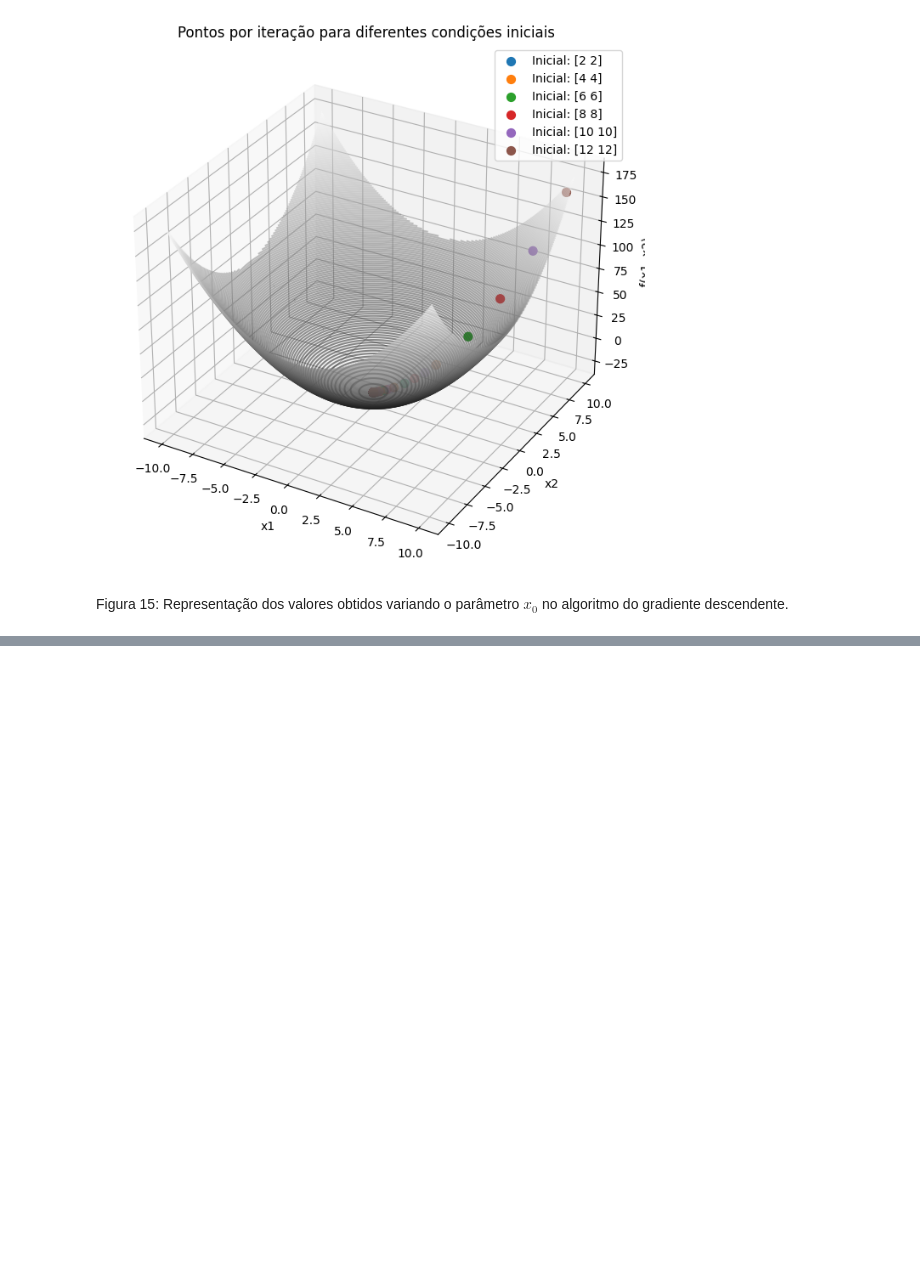
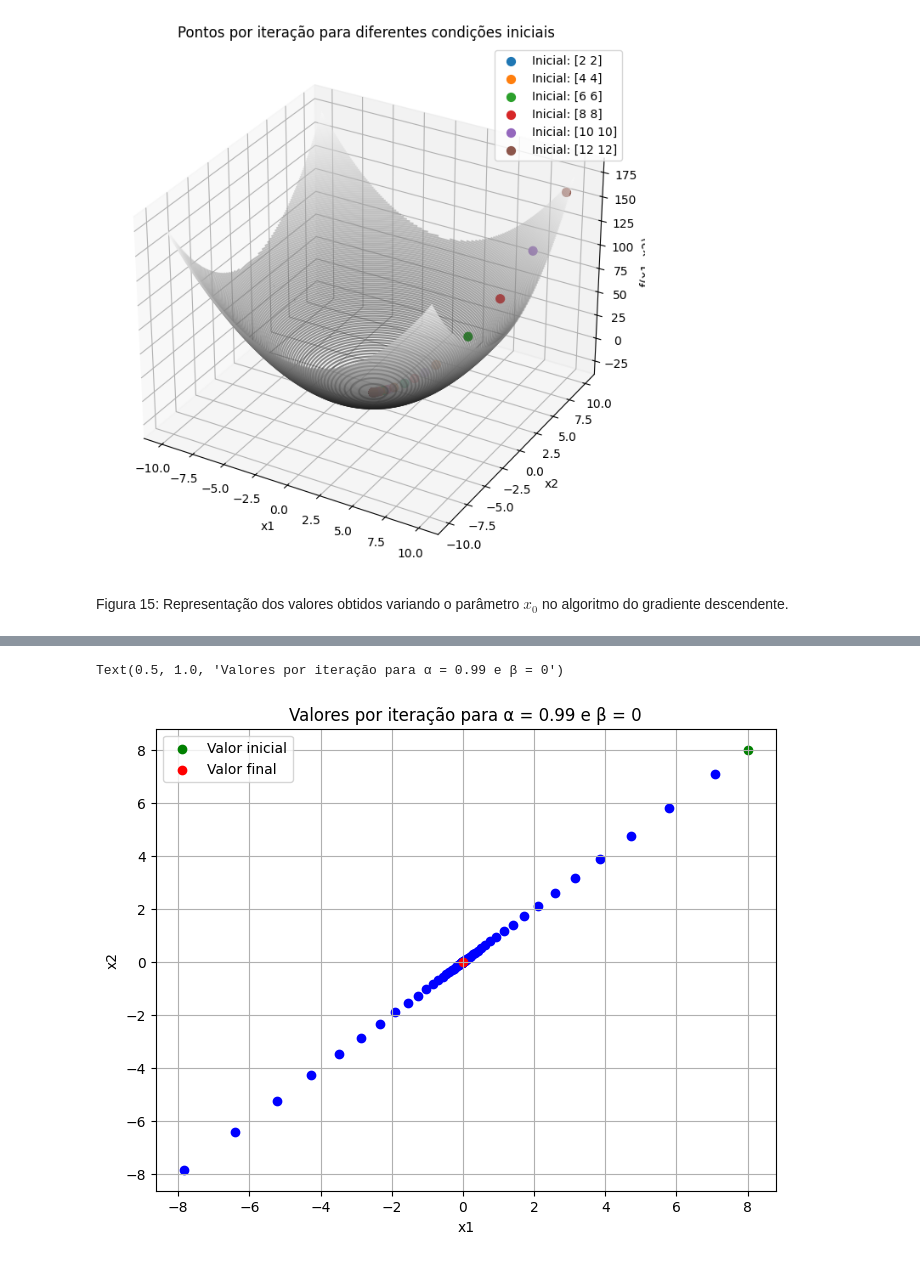
Before and after one commit to ricardoamachado/ENGA74, a Jupyter notebook: Atividade1/atividade1.ipynb, the cells around one changed output, grey strips where cells are left out. Saved outputs shown, nothing was run; the diff lists cells and outputs as text; code cells hidden in the pictures; blank space fills up the shorter version.

```diff
--- a/Atividade1/atividade1.ipynb
+++ b/Atividade1/atividade1.ipynb
@@ -433,0 +440,34 @@ Figura 15: Representação dos valores obtidos variando o parâmetro $x_0$ no al
+# %%
+def gradiente_descendente_f_beta(valores_iniciais, num_iteracoes, alfa, beta):
+    valores_iteracoes = []
+    valores_atuais = valores_iniciais.copy()
+    delta_anterior = np.zeros_like(valores_atuais)
+
+    for i in range(0, num_iteracoes):
+        grad_atual = grad_f(x=valores_atuais[0], y=valores_atuais[1])
+        # Calcula o novo delta usando o termo de momento
+        delta_atual = alfa * np.transpose(grad_atual) + beta * delta_anterior
+        # Atualiza os valores
+        valores_atuais = valores_atuais - delta_atual
+        valores_iteracoes.append(valores_atuais.copy())
+        delta_anterior = delta_atual
+
+    return valores_iteracoes
+# %%
+valores_iter_beta0 = gradiente_descendente_f_beta(valores_iniciais, num_iteracoes, alfa=0.99,beta=0)
+# Pegar os valores por iteração em 5 em 5.
+valores_iter_beta0 = np.array(valores_iter_beta0)
+valores_iter_beta0 = valores_iter_beta0[::5]
+valores_iter_beta0 = np.transpose(valores_iter_beta0)
+plt.scatter(valores_iter_beta0[0], valores_iter_beta0[1], color="blue")
+plt.scatter(
+    valores_iniciais[0], valores_iniciais[1], color="green", label="Valor inicial"
+)
+plt.scatter(valores_iter_beta0[0][-1], valores_iter_beta0[1][-1], color="red", label="Valor final")
+plt.legend()
+plt.xlabel("x1")
+plt.ylabel("x2")
+plt.title("Valores por iteração para α = 0.99 e β = 0")
+# %% [output]
+Text(0.5, 1.0, 'Valores por iteração para α = 0.99 e β = 0')
+[figure, added]
```
Also changed, not shown: parts of 7 cells of this notebook.
